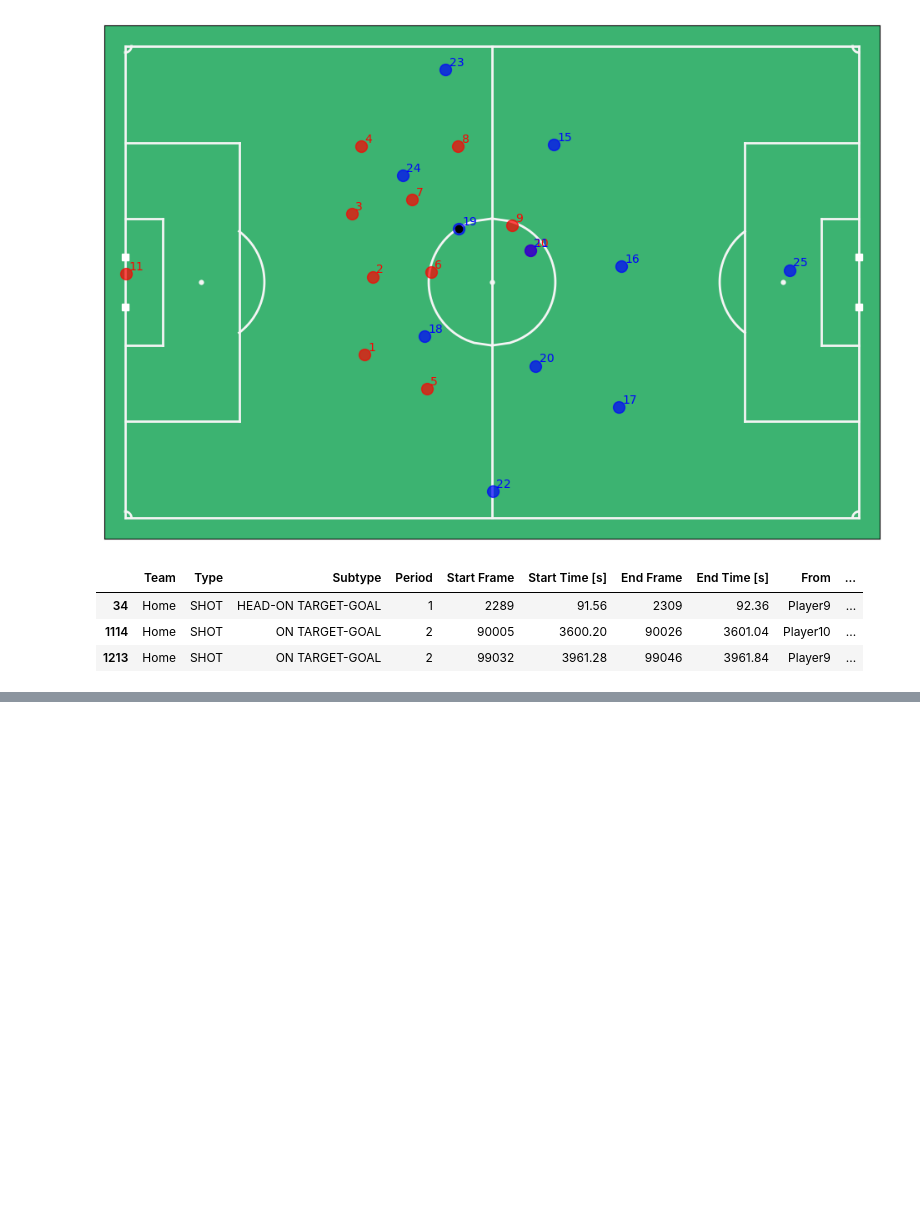
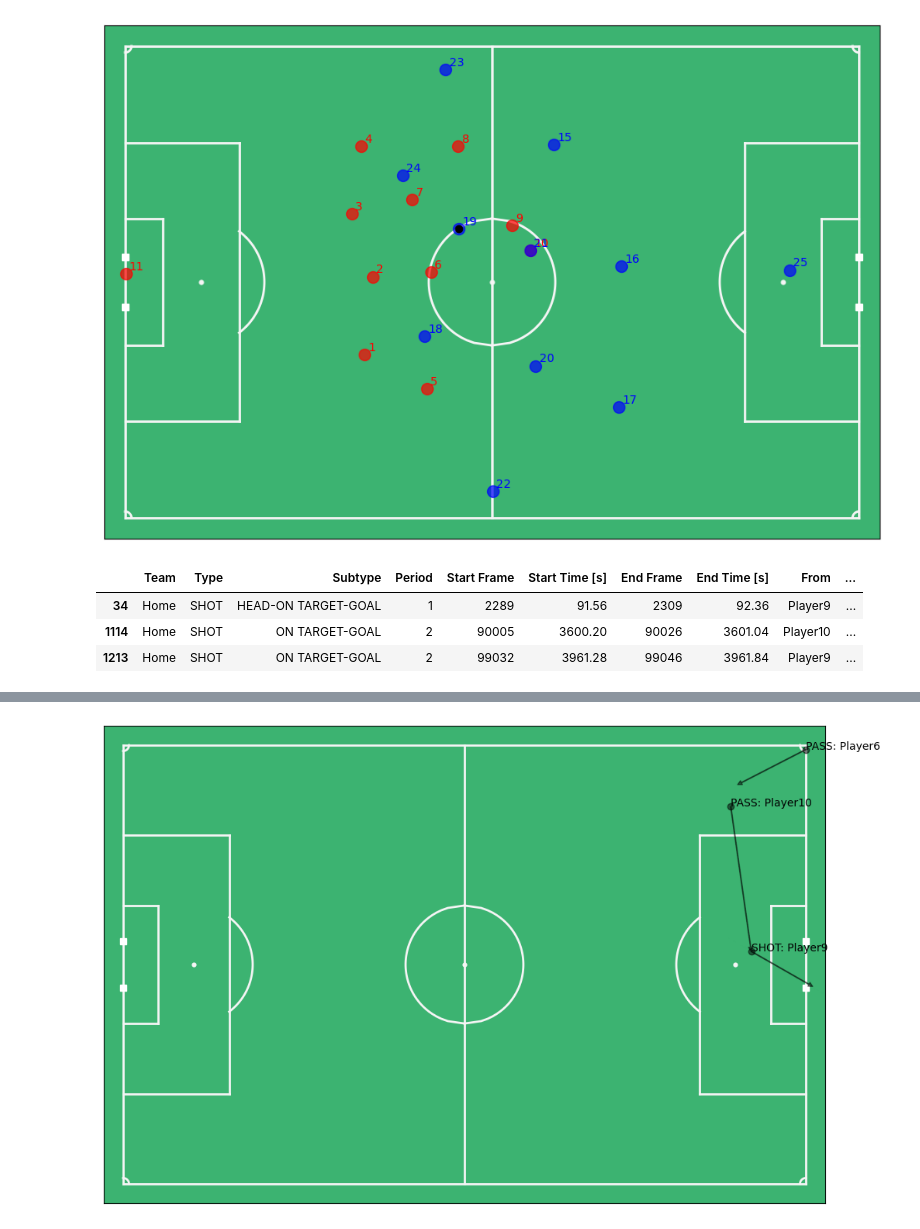
Before and after one commit to lnyousif/Football101, a Jupyter notebook: Adelle/presentation.ipynb, the cells around one changed output, grey strips where cells are left out. Cells and saved outputs as stored; diff of their text form; code cells hidden in the pictures; blank space fills up the shorter version.

```diff
--- a/Adelle/presentation.ipynb
+++ b/Adelle/presentation.ipynb
@@ -44,3 +47,11 @@ fig,ax = mviz.plot_frame( tracking_home.loc[goal_frame], tracking_away.loc[goal_
+# %%
+# Passes leading to goal 1
+mviz.plot_events(
+    events.loc[32:34], color="k", indicators=["Marker", "Arrow"], annotate=True
+)
+plt.savefig("goal_1_passes.jpg")
+# %% [output]
+[figure, added]
 # %%
 # Second Goal
 fig,ax = mviz.plot_events( events.loc[1213:1213], indicators = ['Marker','Arrow'], annotate=True )
```
Also changed, not shown: parts of 33 cells of this notebook, 17 other files.
